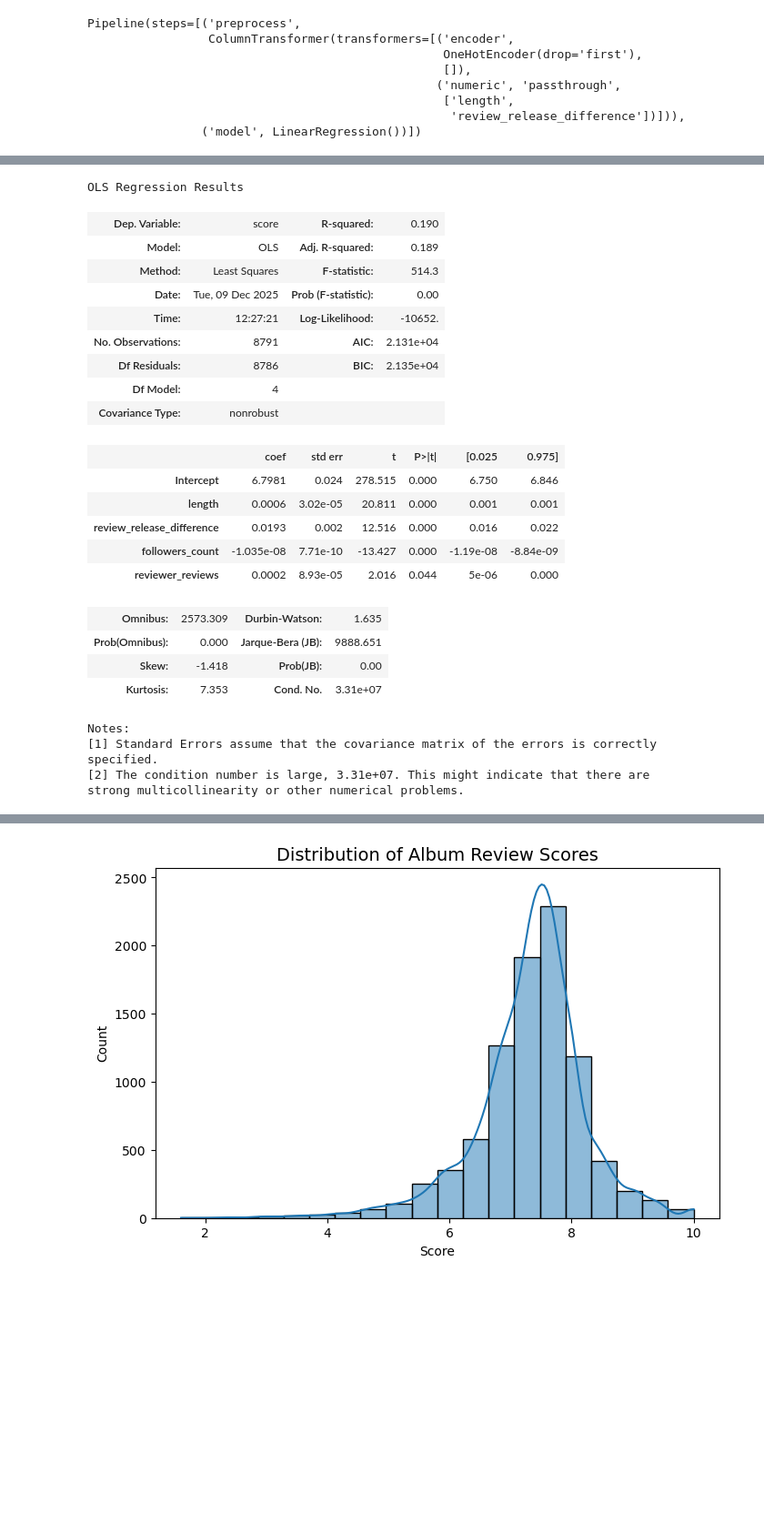
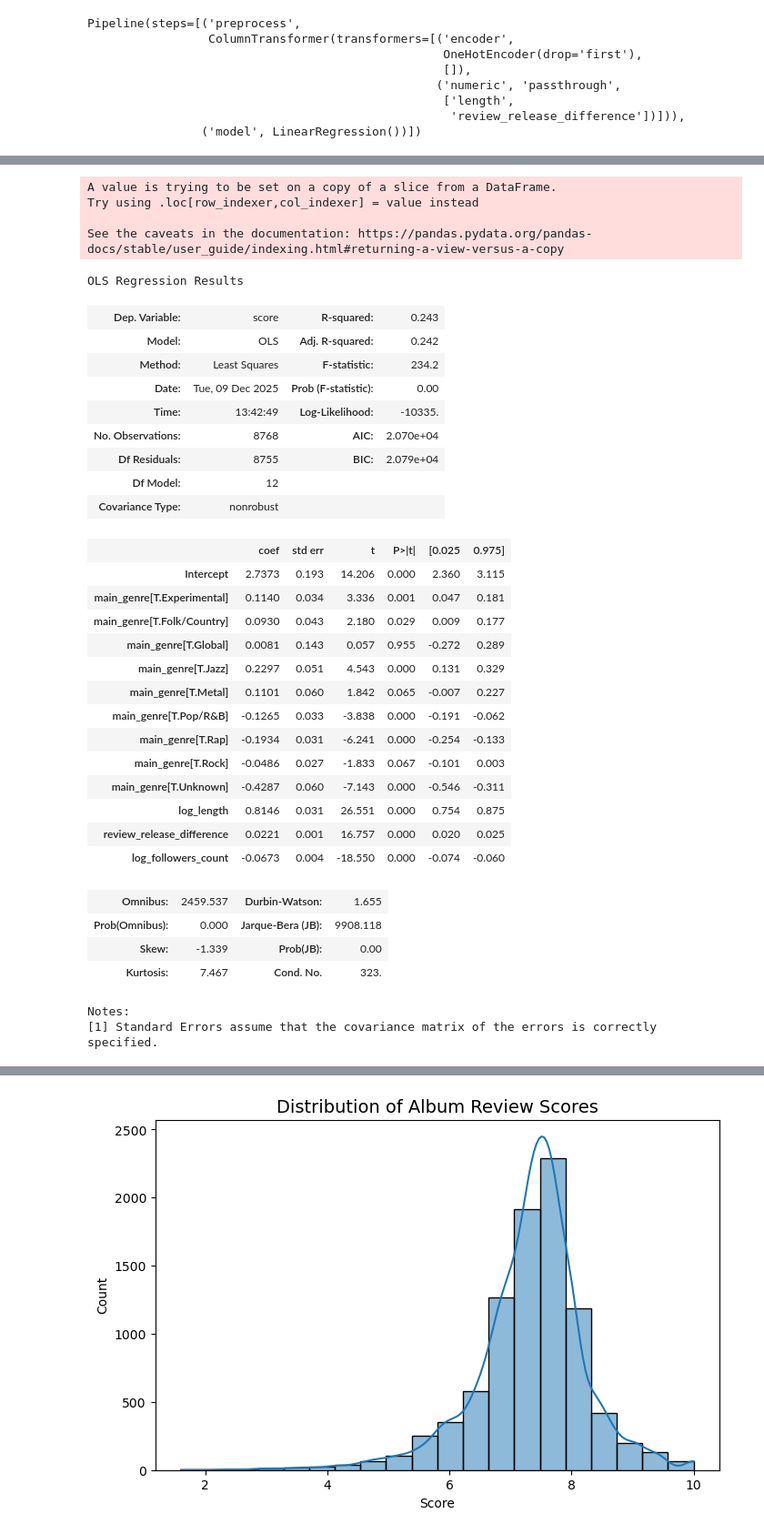
Before and after one commit to skunitzlevy/ds6021-pitchfork, a Jupyter notebook: notebooks/Finn_analysis.ipynb, the cells around one changed output, grey strips where cells are left out. Shown at 91% size. Cells and saved outputs as stored; diff of their text form; code cells hidden in the pictures; blank space fills up the shorter version.

Commit message:
Linear Regression Visualization

```diff
--- a/notebooks/Finn_analysis.ipynb
+++ b/notebooks/Finn_analysis.ipynb
@@ -211,28 +208,39 @@ See the caveats in the documentation: https://pandas.pydata.org/pandas-docs/stab
 [figure]
 # %%
-smf.ols('score ~ length + review_release_difference + followers_count + reviewer_reviews', data=df).fit().summary()
+df1['log_followers_count'] = np.log(df1['followers_count']+1)
+smf.ols('score ~ log_length + review_release_difference + log_followers_count + main_genre', data=df1).fit().summary()
 # %% [output]
-OLS Regression Results
+A value is trying to be set on a copy of a slice from a DataFrame.
+Try using .loc[row_indexer,col_indexer] = value instead
+
+See the caveats in the documentation: https://pandas.pydata.org/pandas-docs/stable/user_guide/indexing.html#returning-a-view-versus-a-copy
+OLS Regression Results
-| Dep. Variable: | score | R-squared: | 0.190 |
-| Model: | OLS | Adj. R-squared: | 0.189 |
-| Method: | Least Squares | F-statistic: | 514.3 |
+| Dep. Variable: | score | R-squared: | 0.243 |
+| Model: | OLS | Adj. R-squared: | 0.242 |
+| Method: | Least Squares | F-statistic: | 234.2 |
 | Date: | Tue, 09 Dec 2025 | Prob (F-statistic): | 0.00 |
-| Time: | 12:27:21 | Log-Likelihood: | -10652. |
-| No. Observations: | 8791 | AIC: | 2.131e+04 |
-| Df Residuals: | 8786 | BIC: | 2.135e+04 |
-| Df Model: | 4 |  |  |
+| Time: | 13:42:49 | Log-Likelihood: | -10335. |
+| No. Observations: | 8768 | AIC: | 2.070e+04 |
+| Df Residuals: | 8755 | BIC: | 2.079e+04 |
+| Df Model: | 12 |  |  |
 | Covariance Type: | nonrobust |  |  |
 |  | coef | std err | t | P>|t| | [0.025 | 0.975] |
-| Intercept | 6.7981 | 0.024 | 278.515 | 0.000 | 6.750 | 6.846 |
-| length | 0.0006 | 3.02e-05 | 20.811 | 0.000 | 0.001 | 0.001 |
-| review_release_difference | 0.0193 | 0.002 | 12.516 | 0.000 | 0.016 | 0.022 |
-| followers_count | -1.035e-08 | 7.71e-10 | -13.427 | 0.000 | -1.19e-08 | -8.84e-09 |
-| reviewer_reviews | 0.0002 | 8.93e-05 | 2.016 | 0.044 | 5e-06 | 0.000 |
+| Intercept | 2.7373 | 0.193 | 14.206 | 0.000 | 2.360 | 3.115 |
+| main_genre[T.Experimental] | 0.1140 | 0.034 | 3.336 | 0.001 | 0.047 | 0.181 |
+| main_genre[T.Folk/Country] | 0.0930 | 0.043 | 2.180 | 0.029 | 0.009 | 0.177 |
+| main_genre[T.Global] | 0.0081 | 0.143 | 0.057 | 0.955 | -0.272 | 0.289 |
+| main_genre[T.Jazz] | 0.2297 | 0.051 | 4.543 | 0.000 | 0.131 | 0.329 |
+| main_genre[T.Metal] | 0.1101 | 0.060 | 1.842 | 0.065 | -0.007 | 0.227 |
+| main_genre[T.Pop/R&B] | -0.1265 | 0.033 | -3.838 | 0.000 | -0.191 | -0.062 |
+| main_genre[T.Rap] | -0.1934 | 0.031 | -6.241 | 0.000 | -0.254 | -0.133 |
+| main_genre[T.Rock] | -0.0486 | 0.027 | -1.833 | 0.067 | -0.101 | 0.003 |
+| main_genre[T.Unknown] | -0.4287 | 0.060 | -7.143 | 0.000 | -0.546 | -0.311 |
+| log_length | 0.8146 | 0.031 | 26.551 | 0.000 | 0.754 | 0.875 |
+| review_release_difference | 0.0221 | 0.001 | 16.757 | 0.000 | 0.020 | 0.025 |
+| log_followers_count | -0.0673 | 0.004 | -18.550 | 0.000 | -0.074 | -0.060 |
-| Omnibus: | 2573.309 | Durbin-Watson: | 1.635 |
-| Prob(Omnibus): | 0.000 | Jarque-Bera (JB): | 9888.651 |
-| Skew: | -1.418 | Prob(JB): | 0.00 |
-| Kurtosis: | 7.353 | Cond. No. | 3.31e+07 |
+| Omnibus: | 2459.537 | Durbin-Watson: | 1.655 |
+| Prob(Omnibus): | 0.000 | Jarque-Bera (JB): | 9908.118 |
+| Skew: | -1.339 | Prob(JB): | 0.00 |
+| Kurtosis: | 7.467 | Cond. No. | 323. |
-Notes:
-[1] Standard Errors assume that the covariance matrix of the errors is correctly specified.
-[2] The condition number is large, 3.31e+07. This might indicate that there are
-strong multicollinearity or other numerical problems.
+Notes:
+[1] Standard Errors assume that the covariance matrix of the errors is correctly specified.
```
Also changed, not shown: parts of 12 cells of this notebook.
